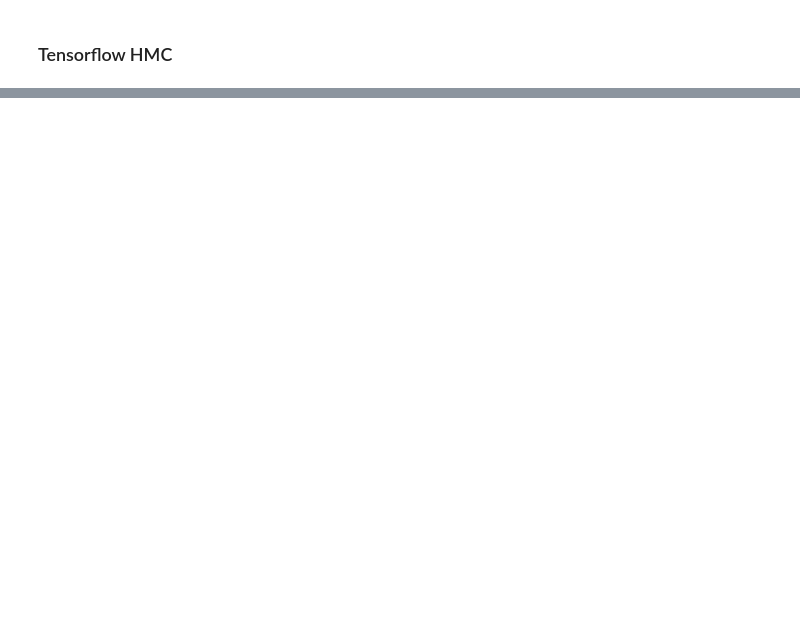
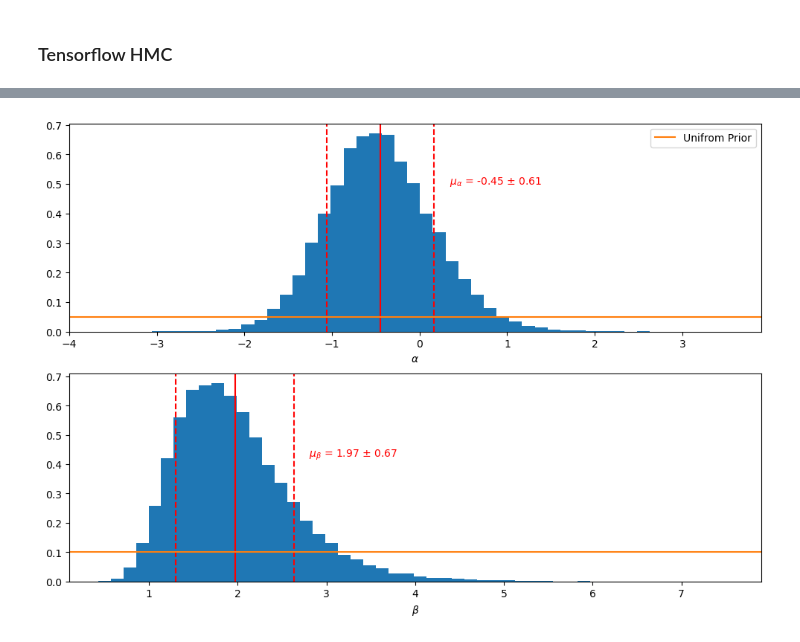
Before and after one commit to MaxTalberg/The-Lighthouse-Problem, a Jupyter notebook: CW.ipynb, the cells around one changed output, grey strips where cells are left out. Saved outputs shown, nothing was run; the diff lists cells and outputs as text; code cells hidden in the pictures; blank space fills up the shorter version.

```diff
--- a/CW.ipynb
+++ b/CW.ipynb
@@ -275,0 +142,58 @@ plt.show()
+# %%
+import numpy as np
+import matplotlib.pyplot as plt
+import tensorflow_probability as tfp
+
+tdf = tfp.distributions
+
+# Assuming alpha_samples and beta_samples are defined and contain your MCMC samples
+alpha_samples = samples[0]
+beta_samples = samples[1]
+
+# Calculate mean, median, and standard deviation
+mean_alpha = np.mean(alpha_samples)
+median_alpha = np.median(alpha_samples)
+std_alpha = np.std(alpha_samples)
+
+mean_beta = np.mean(beta_samples)
+median_beta = np.median(beta_samples)
+std_beta = np.std(beta_samples)
+
+# Create histograms for alpha and beta
+fig, axes = plt.subplots(2, 1, figsize=(12, 8))
+
+# Plot for alpha
+axes[0].hist(alpha_samples, bins=50, density=True)
+axes[0].axvline(mean_alpha, color='r', linestyle='-')
+axes[0].axvline(mean_alpha + std_alpha, color='r', linestyle='--')
+axes[0].axvline(mean_alpha - std_alpha, color='r', linestyle='--')
+axes[0].set_xlim([-4, 3.9])
+axes[0].set_xlabel(r'$\alpha$')
+axes[0].text(mean_alpha+2*std_alpha+0.1, plt.ylim()[1] * 0.5, fr'$\mu_\alpha$ = {mean_alpha:.2f} $\pm$ {std_alpha:.2f}', horizontalalignment='center', color='r')
+
+
+# Plot prior for alpha
+x_alpha = np.linspace(-10, 10, 100)
+y_alpha = tdf.Uniform(-10, 10).prob(x_alpha).numpy()  # Convert to NumPy array for Matplotlib
+axes[0].plot(x_alpha, y_alpha, label='Unifrom Prior')
+axes[0].legend()
+
+# Plot for beta
+axes[1].hist(beta_samples, bins=50, density=True)
+axes[1].axvline(mean_beta, color='r', linestyle='-')
+axes[1].axvline(mean_beta + std_beta, color='r', linestyle='--')
+axes[1].axvline(mean_beta - std_beta, color='r', linestyle='--')
+axes[1].set_xlim([0.1, 7.9])
+axes[1].set_xlabel(r'$\beta$')
+axes[1].text(mean_beta+2*std_beta, plt.ylim()[1] * 0.6, fr'$\mu_\beta$ = {mean_beta:.2f} $\pm$ {std_beta:.2f}', horizontalalignment='center', color='r')
+
+
+# Plot prior for beta
+x_beta = np.linspace(0, 10, 100)
+y_beta = tdf.Uniform(0, 10).prob(x_beta).numpy()  # Convert to NumPy array for Matplotlib
+axes[1].plot(x_beta, y_beta, label='Uniform Prior')
+
+
+plt.show()
+# %% [output]
+[figure, added]
```
Also changed, not shown: parts of 14 cells of this notebook, 2 other files.
